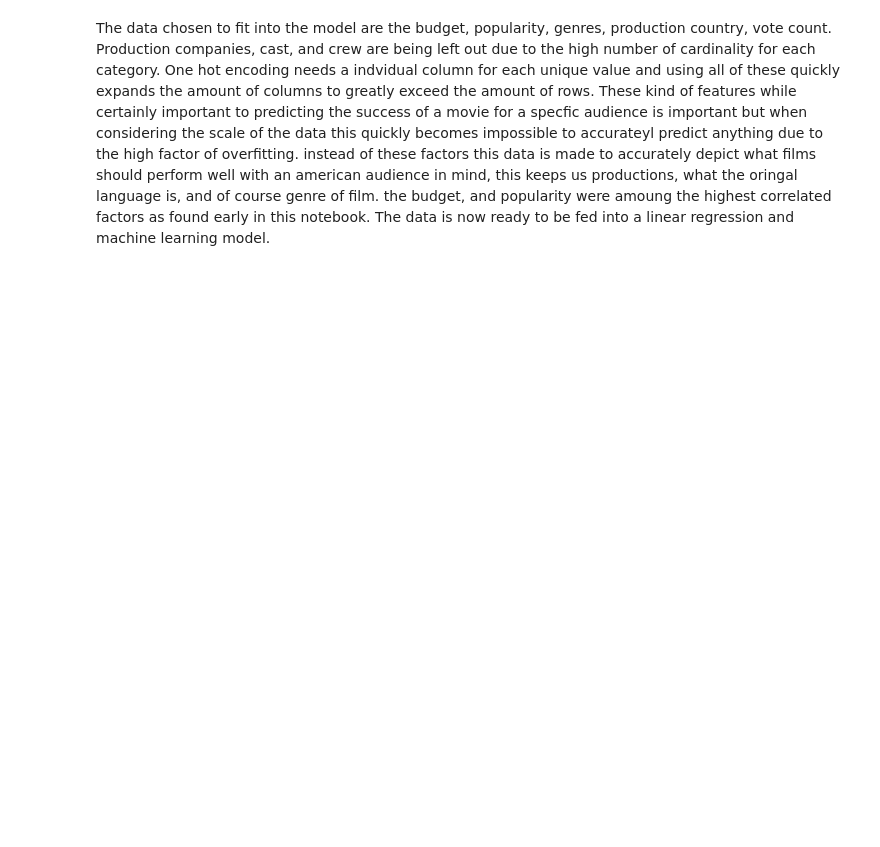
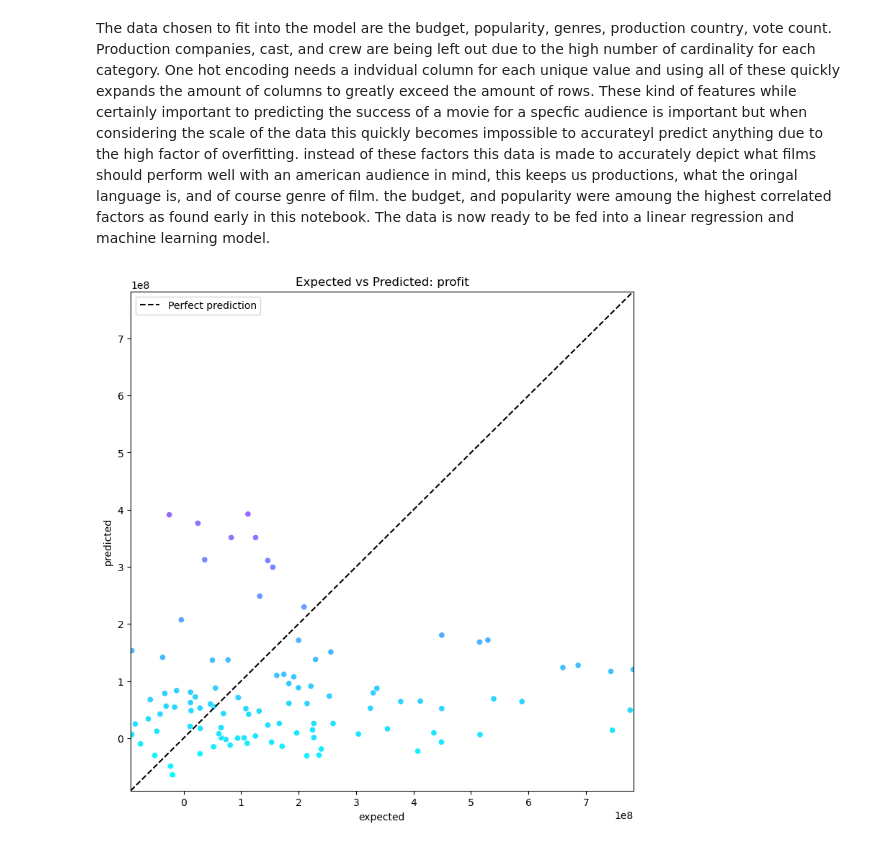
Before and after one commit to SamuelCooper1105/FP532, a Jupyter notebook: FP532.ipynb, the cells around one changed output. Cells and saved outputs as stored; diff of their text form; code cells hidden in the pictures; blank space fills up the shorter version.

Commit message:
added regression

```diff
--- a/FP532.ipynb
+++ b/FP532.ipynb
@@ -482,2 +514,79 @@ NameError: name 'movie_info' is not defined
 # %% [markdown]
 The data chosen to fit into the model are the budget, popularity, genres, production country, vote count. Production companies, cast, and crew are being left out due to the high number of cardinality for each category. One hot encoding needs a indvidual column for each unique value and using all of these quickly expands the amount of columns to greatly exceed the amount of rows. These kind of features while certainly important to predicting the success of a movie for a specfic audience is important but when considering the scale of the data this quickly becomes impossible to accurateyl predict anything due to the high factor of overfitting. instead of these factors this data is made to accurately depict what films should perform well with an american audience in mind, this keeps us productions, what the oringal language is, and of course genre of film. the budget, and popularity were amoung the highest correlated factors as found early in this notebook. The data is now ready to be fed into a linear regression and machine learning model.
+# %%
+import seaborn as sns
+from sklearn.compose import ColumnTransformer
+from sklearn.linear_model import LinearRegression
+
+continuous_cols = [
+    'budget',
+    'popularity',
+    'runtime',
+    'vote_count',
+    'year',
+    'month',
+    'day',
+    'is_us_production'
+]
+
+# 2. Identify one‑hot columns (genres + lang flags, etc.)
+onehot_cols = [col for col in X_train.columns if col not in continuous_cols]
+
+# 3. Build mixed scaler
+preprocessor = ColumnTransformer(
+    transformers=[
+        # Robust‑scale budget
+        ('budget', RobustScaler(), ['budget']),
+
+        # Standard‑scale all other numeric columns
+        ('rest_numeric', StandardScaler(), [col for col in continuous_cols if col != 'budget']),
+
+        # One‑hot columns: pass through as‑is
+        ('onehot', 'passthrough', onehot_cols)
+    ],
+    remainder='passthrough'
+)
+
+# 4. Fit and transform
+X_train_scaled = preprocessor.fit_transform(X_train)
+X_test_scaled  = preprocessor.transform(X_test)  # re‑use the same fitted preprocessor
+
+target_col = 'profit'   # or 'roi', 'vote_average', 'review_score'
+
+# Extract single‑target Series
+y_train_target = y_train[target_col]
+y_test_target  = y_test[target_col]
+
+linear_regression = LinearRegression()
+linear_regression.fit(X_train_scaled, y_train_target)
+
+predicted = linear_regression.predict(X_test_scaled)  # shape (n_test,)
+expected  = y_test_target                              # shape (n_test,)
+
+# --- plotting Expected vs Predicted -----------------------------------------------
+
+EVSP = pd.DataFrame()
+EVSP['predicted'] = pd.Series(predicted)
+EVSP['expected']  = pd.Series(expected)
+
+plt.figure(figsize=(9,9))
+axes = sns.scatterplot(
+    data=EVSP,
+    x='expected',
+    y='predicted',
+    hue='predicted',
+    palette='cool',
+    legend=False
+)
+
+start = min(expected.min(), predicted.min())
+end   = max(expected.max(), predicted.max())
+
+axes.set_xlim(start, end)
+axes.set_ylim(start, end)
+plt.plot([start, end], [start, end], 'k--', label='Perfect prediction')
+axes.legend()
+plt.title(f"Expected vs Predicted: {target_col}")
+plt.show()
+# %% [output]
+[figure, added]
```
Also changed, not shown: parts of 2 cells of this notebook.
